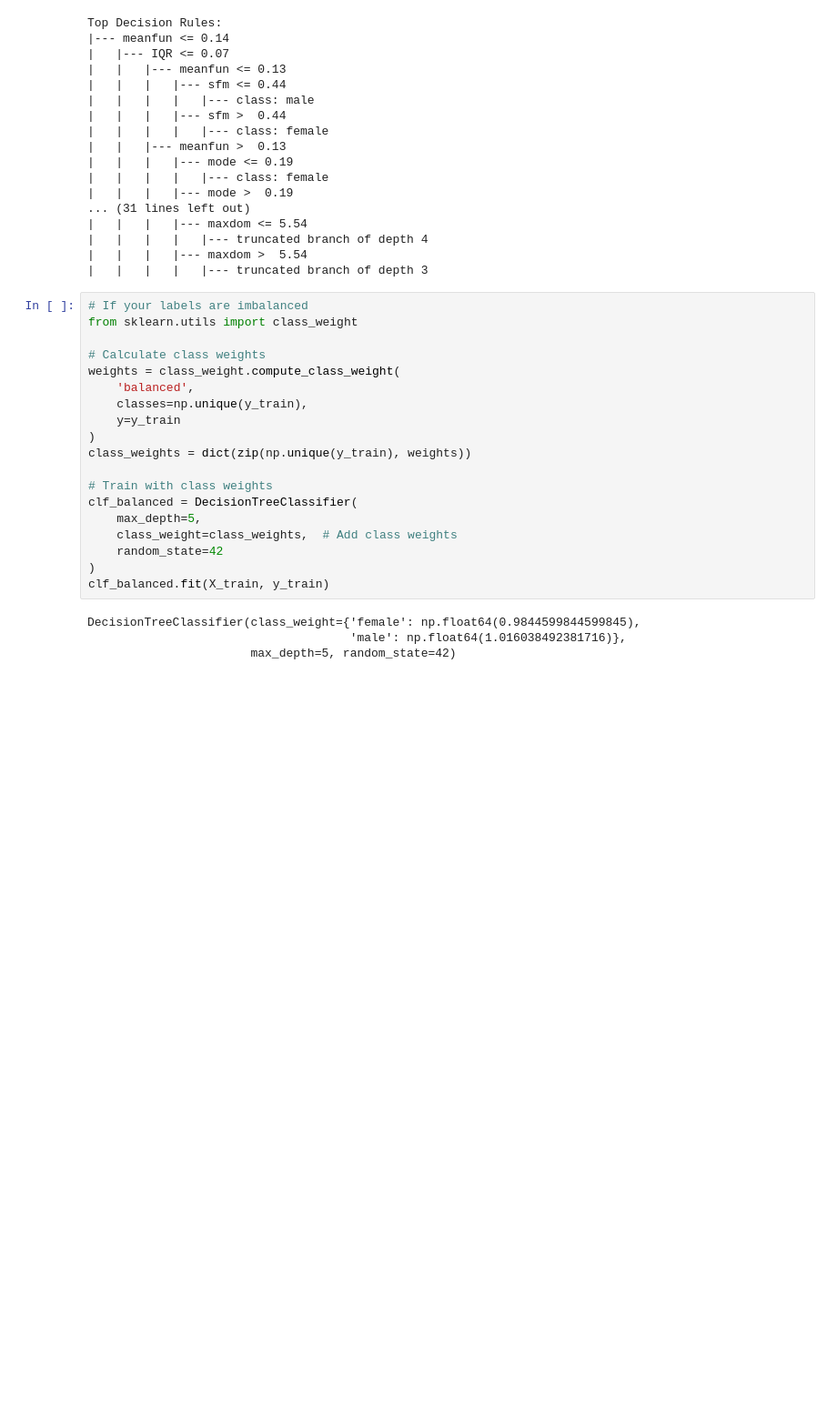
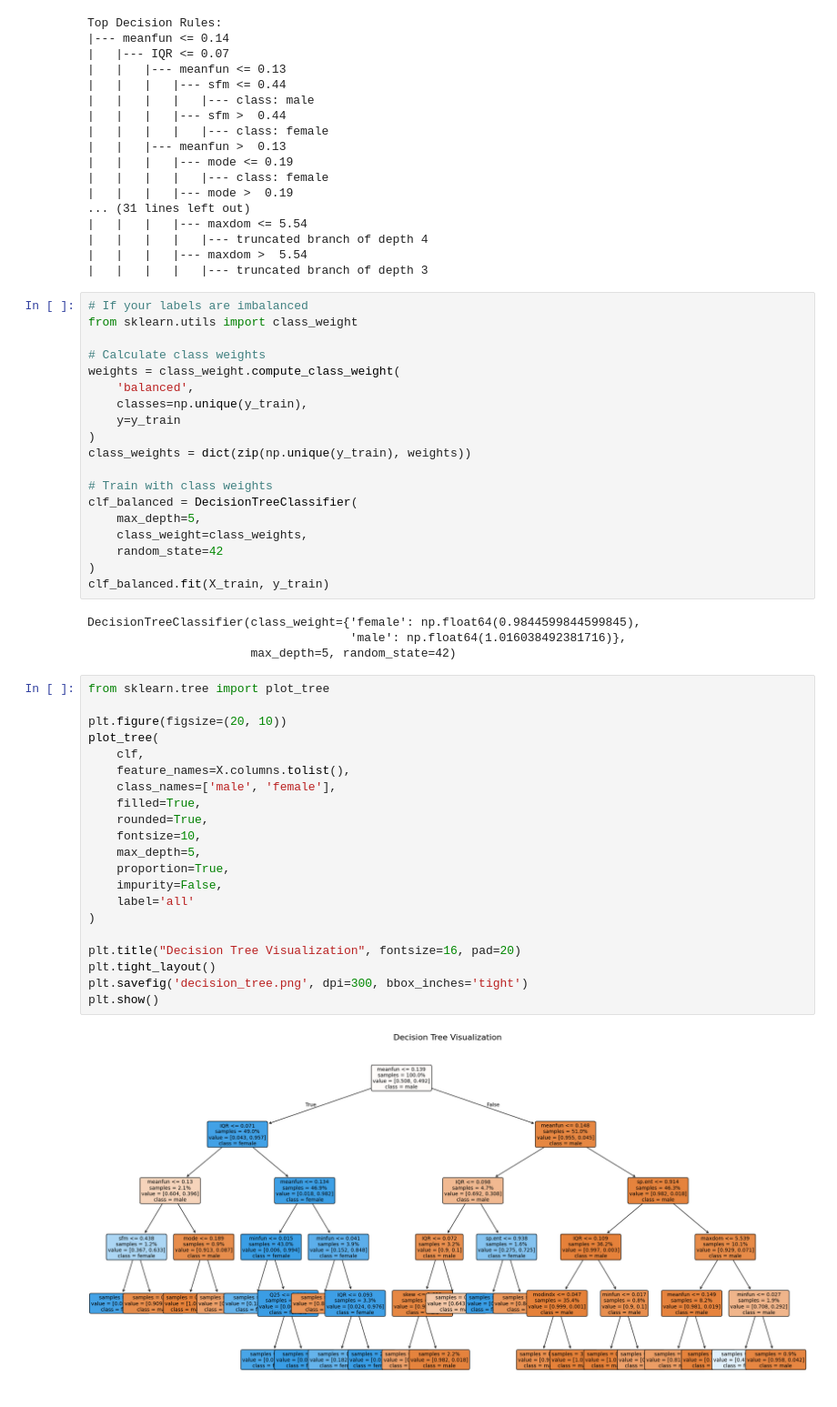
Before and after one commit to 2BerbyMarty2/Gender_Recognition_By_Voice_ML, a Jupyter notebook: Gender_Recognition_by_Voice.ipynb, the cells around one changed output. Shown: that part at 91% size. Saved outputs shown, nothing was run; the diff lists cells and outputs as text; blank space fills up the shorter version.

```diff
--- a/Gender_Recognition_by_Voice.ipynb
+++ b/Gender_Recognition_by_Voice.ipynb
@@ -220,7 +224,7 @@ class_weights = dict(zip(np.unique(y_train), weights))
 # Train with class weights
 clf_balanced = DecisionTreeClassifier(
     max_depth=5,
-    class_weight=class_weights,  # Add class weights
+    class_weight=class_weights,
     random_state=42
 )
 clf_balanced.fit(X_train, y_train)
@@ -228,3 +232,26 @@ clf_balanced.fit(X_train, y_train)
 DecisionTreeClassifier(class_weight={'female': np.float64(0.9844599844599845),
                                      'male': np.float64(1.016038492381716)},
                        max_depth=5, random_state=42)
+# %%
+from sklearn.tree import plot_tree
+
+plt.figure(figsize=(20, 10))
+plot_tree(
+    clf,
+    feature_names=X.columns.tolist(),
+    class_names=['male', 'female'],
+    filled=True,
+    rounded=True,
+    fontsize=10,
+    max_depth=5,
+    proportion=True,
+    impurity=False,
+    label='all'
+)
+
+plt.title("Decision Tree Visualization", fontsize=16, pad=20)
+plt.tight_layout()
+plt.savefig('decision_tree.png', dpi=300, bbox_inches='tight')
+plt.show()
+# %% [output]
+[figure, added]
```
Also changed, not shown: parts of 5 cells of this notebook.
